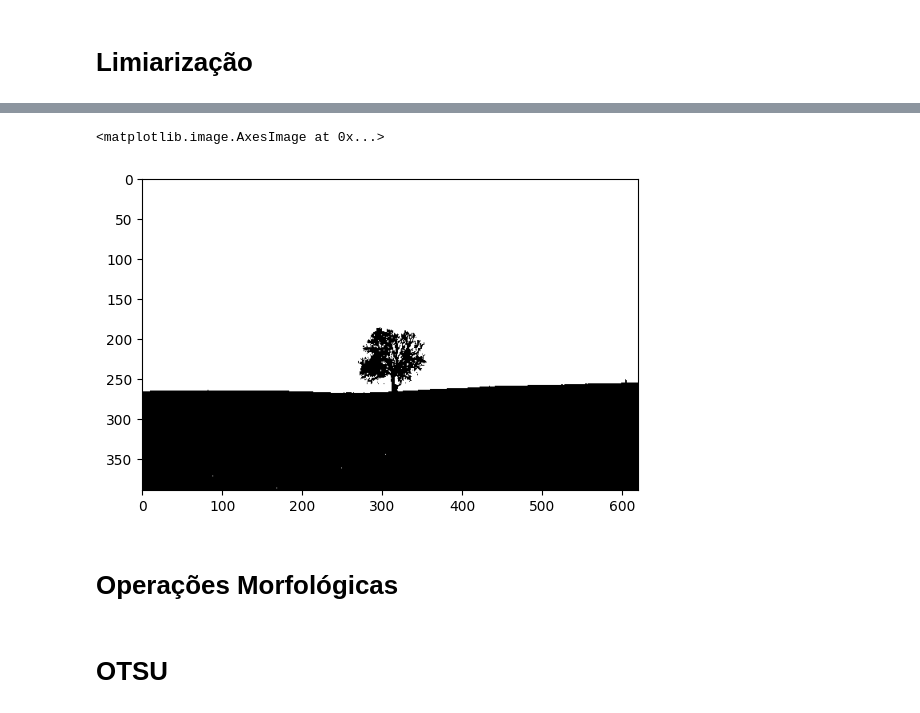
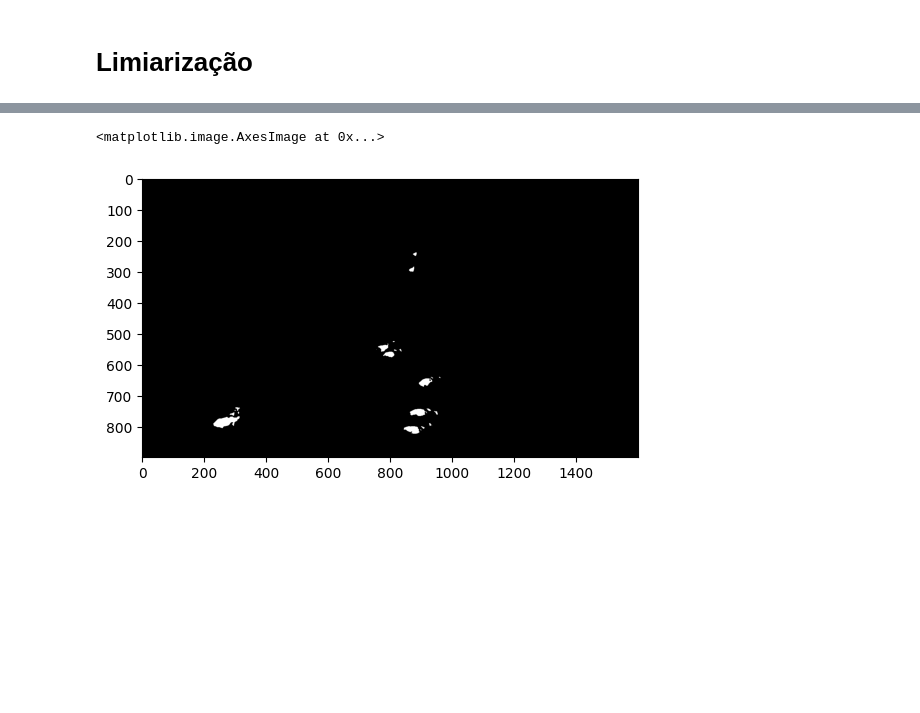
Before and after one commit to eudoxiamoura/CG-OpenCV, a Jupyter notebook: Minicurso_FundamentosCG.ipynb, the cells around one changed output, grey strips where cells are left out. Drawn from its saved outputs; the diff is of its cells as text; code cells hidden in the pictures; blank space fills up the shorter version.

```diff
--- a/Minicurso_FundamentosCG.ipynb
+++ b/Minicurso_FundamentosCG.ipynb
@@ -43,7 +43,7 @@ Arquivos extraídos para a pasta: ifro
 # %% [markdown]
 # Limiarização
 # %%
-img = cv2.imread('/content/ifro/imagens/paisagem01.jpg')
+img = cv2.imread('/content/ifro/ifro/pasto.jpg')
 plt.imshow(img)
 # %% [output]
 <matplotlib.image.AxesImage at 0x...>
@@ -58,0 +69,3 @@ plt.imshow(gray, cmap='gray')
+# %%
+desfoque = cv2.GaussianBlur(gray, (9,9), 0)
+plt.imshow(desfoque, cmap='gray')
@@ -59,10 +75,6 @@ plt.imshow(gray, cmap='gray')
 # %%
-_, img_thresh = cv2.threshold(gray, 150, 255, cv2.THRESH_BINARY) #testar outros THRESH
-plt.imshow(img_thresh, cmap='gray')
+_, bin = cv2.threshold(desfoque, 230, 255, cv2.THRESH_BINARY) #testar outros THRESH
+plt.imshow(bin, cmap='gray')
 # %% [output]
 <matplotlib.image.AxesImage at 0x...>
-[figure, old version]
+[figure, new version]
-# %% [markdown]
-# Operações Morfológicas
-# %% [markdown]
-# OTSU
```
Also changed, not shown: parts of 16 cells of this notebook.
